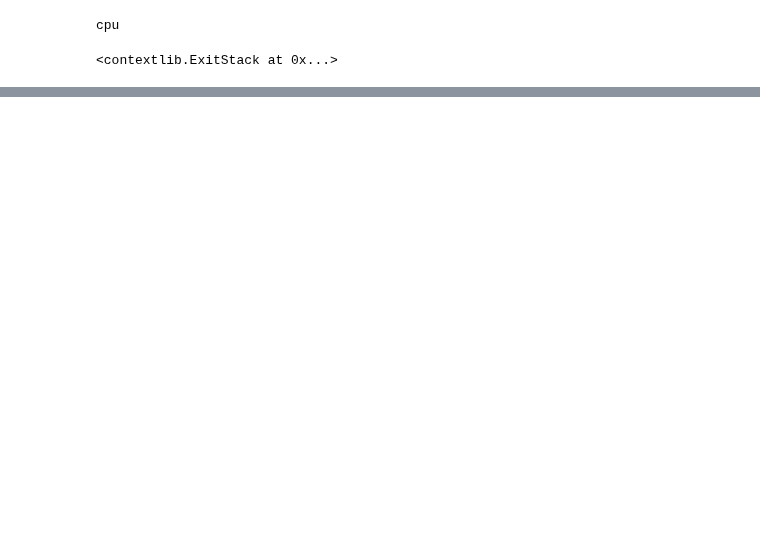
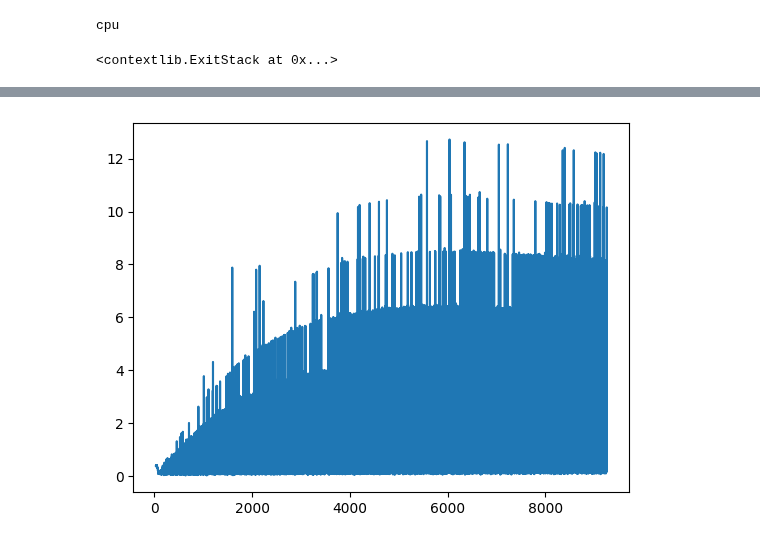
Before and after one commit to listevan/2048_Hacks, a Jupyter notebook: model_testing.ipynb, the cells around one changed output, grey strips where cells are left out. Saved outputs shown, nothing was run; the diff lists cells and outputs as text; code cells hidden in the pictures; blank space fills up the shorter version.

```diff
--- a/model_testing.ipynb
+++ b/model_testing.ipynb
@@ -171,8 +170,12 @@ def optimize_model():
     # # In-place gradient clipping
     torch.nn.utils.clip_grad_value_(policy_net.parameters(), 100)
     optimizer.step()
+
+    return loss.item()
 # %%
-num_episodes = 1000
+num_episodes = 500 # epochs
+
+model_loss = []
 
 for i_episode in tqdm(range(num_episodes)):
     # Initialize the environment and get its state
@@ -219,7 +222,8 @@ for i_episode in tqdm(range(num_episodes)):
         state = next_state
 
         # Perform one step of the optimization (on the policy network)
-        optimize_model()
+        loss = optimize_model()
+        model_loss.append(loss)
 
         # Soft update of the target network's weights
         # θ′ ← τ θ + (1 −τ )θ′
@@ -241,3 +250,8 @@ plt.show()
+# %%
+plt.plot(model_loss)
+plt.show()
+# %% [output]
+[figure, added]
 # %%
 target_net_state_dict = target_net.state_dict()
 policy_net_state_dict = policy_net.state_dict()
```
Also changed, not shown: parts of 2 cells of this notebook, 3 other files.
